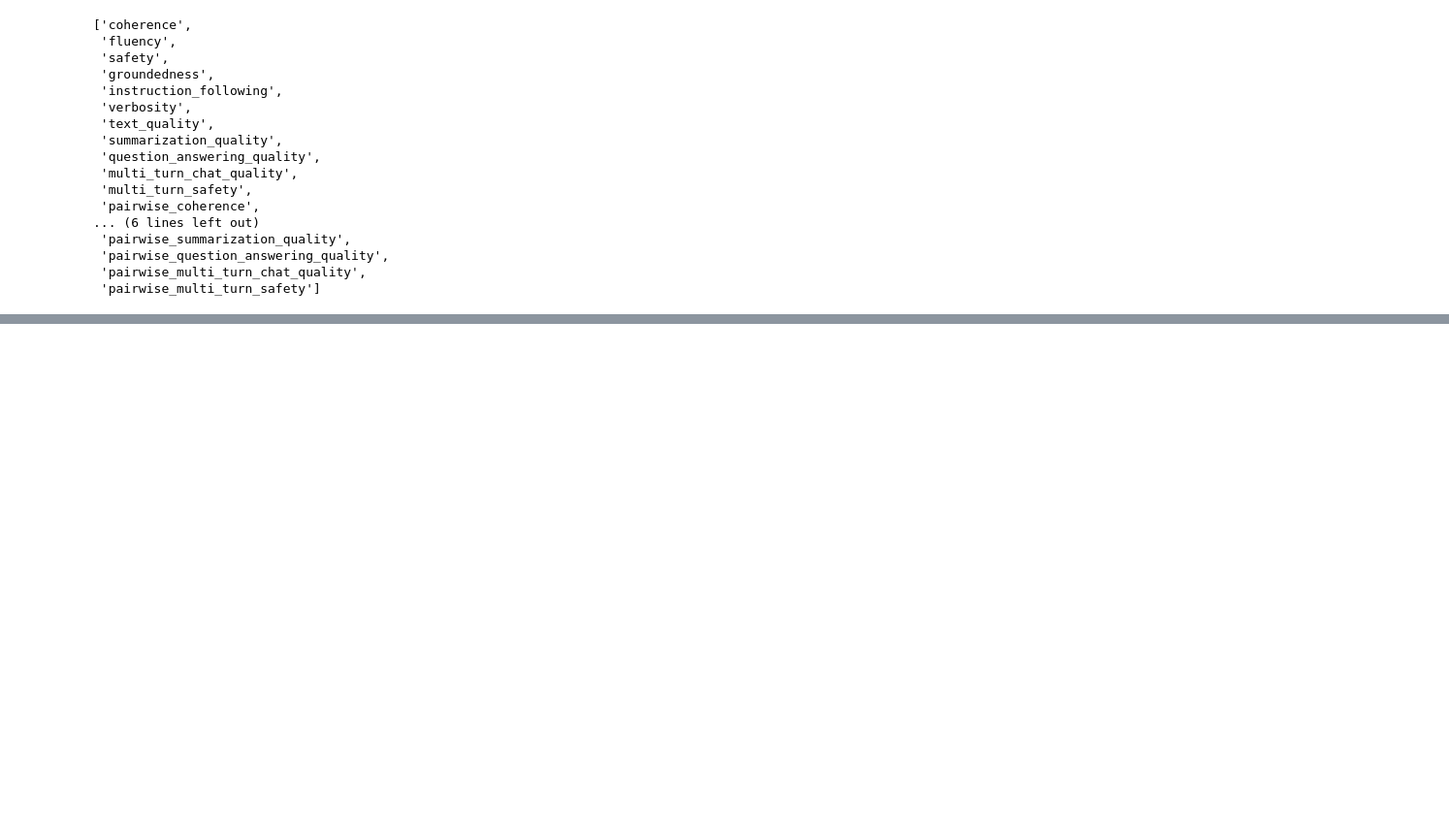
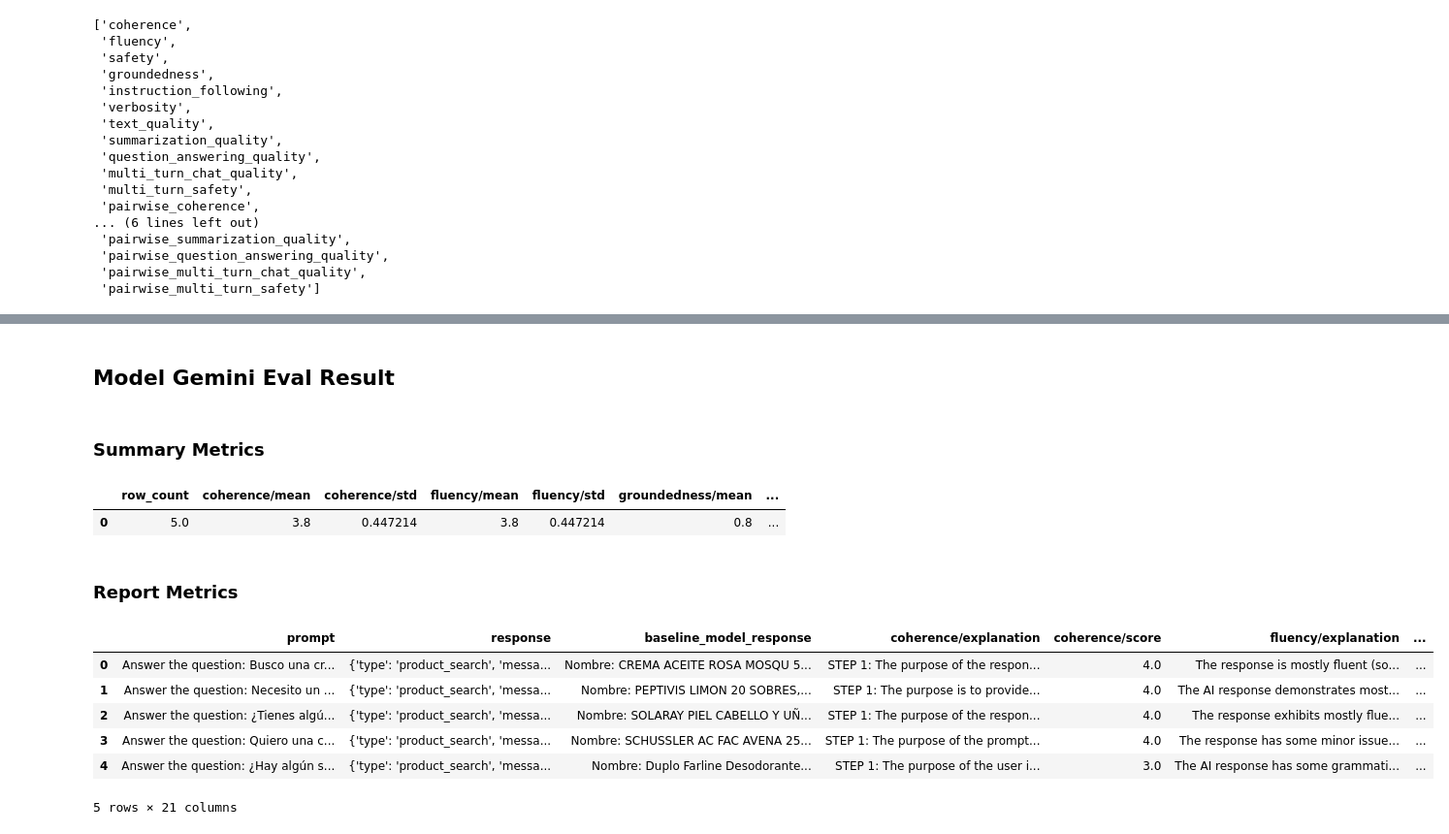
Before and after one commit to gabinoguera/cofaresapp, a Jupyter notebook: testing/testings_eval.ipynb, the cells around one changed output, grey strips where cells are left out. Shown at 97% size. Cells and saved outputs as stored; diff of their text form; code cells hidden in the pictures; blank space fills up the shorter version.

```diff
--- a/testing/testings_eval.ipynb
+++ b/testing/testings_eval.ipynb
@@ -203,0 +297,3 @@ eval_dataset
+# %%
+#definimos la respuesta del modelo base como la respuesta del modelo bigquery para las metricas pairwise
+eval_rerank['baseline_model_response'] = eval_bigquery['response']
@@ -203,0 +309,3 @@ eval_dataset
+# %%
+#definimos la respuesta del modelo base como la respuesta del modelo rerank para las metricas pairwise
+eval_gemini['baseline_model_response'] = eval_rerank['response']
@@ -306,3 +474,29 @@ display_eval_report(
+# %%
+#------------- Display evaluation results -------------
+"""View summary results
+If you want to have an overall view of all the metrics from individual model's evaluation
+result in one table, you can use the display_eval_report() helper function."""
+
+display_eval_report(
+    (
+        "Model Gemini Eval Result",
+        result_rag_gemini.summary_metrics,
+        result_rag_gemini.metrics_table,
+    )
+)
+# %% [output]
+## Model Gemini Eval Result
+### Summary Metrics
+|  | row_count | coherence/mean | coherence/std | fluency/mean | fluency/std | groundedness/mean | ... |
+| 0 | 5.0 | 3.8 | 0.447214 | 3.8 | 0.447214 | 0.8 | ... |
+### Report Metrics
+|  | prompt | response | baseline_model_response | coherence/explanation | coherence/score | fluency/explanation | ... |
+| 0 | Answer the question: Busco una cr... | {'type': 'product_search', 'messa... | Nombre: CREMA ACEITE ROSA MOSQU 5... | STEP 1: The purpose of the respon... | 4.0 | The response is mostly fluent (so... | ... |
+| 1 | Answer the question: Necesito un ... | {'type': 'product_search', 'messa... | Nombre: PEPTIVIS LIMON 20 SOBRES,... | STEP 1: The purpose is to provide... | 4.0 | The AI response demonstrates most... | ... |
+| 2 | Answer the question: ¿Tienes algú... | {'type': 'product_search', 'messa... | Nombre: SOLARAY PIEL CABELLO Y UÑ... | STEP 1: The purpose of the respon... | 4.0 | The response exhibits mostly flue... | ... |
+| 3 | Answer the question: Quiero una c... | {'type': 'product_search', 'messa... | Nombre: SCHUSSLER AC FAC AVENA 25... | STEP 1: The purpose of the prompt... | 4.0 | The response has some minor issue... | ... |
+| 4 | Answer the question: ¿Hay algún s... | {'type': 'product_search', 'messa... | Nombre: Duplo Farline Desodorante... | STEP 1: The purpose of the user i... | 3.0 | The AI response has some grammati... | ... |
+5 rows × 21 columns
 # %%
 #------------- Visualize evaluation results -------------
 eval_results = []
```
Also changed, not shown: parts of 12 cells of this notebook, 1 other file.
